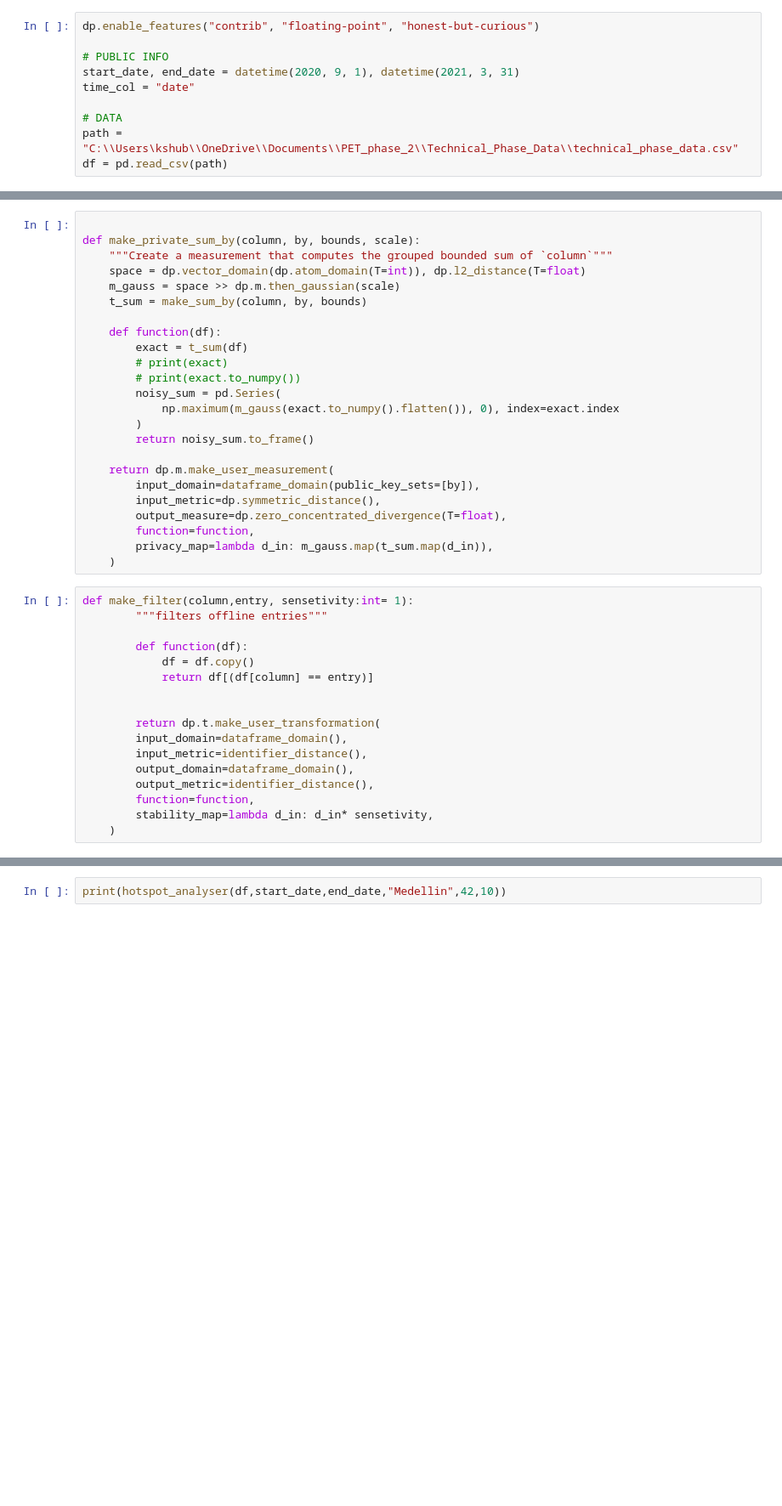
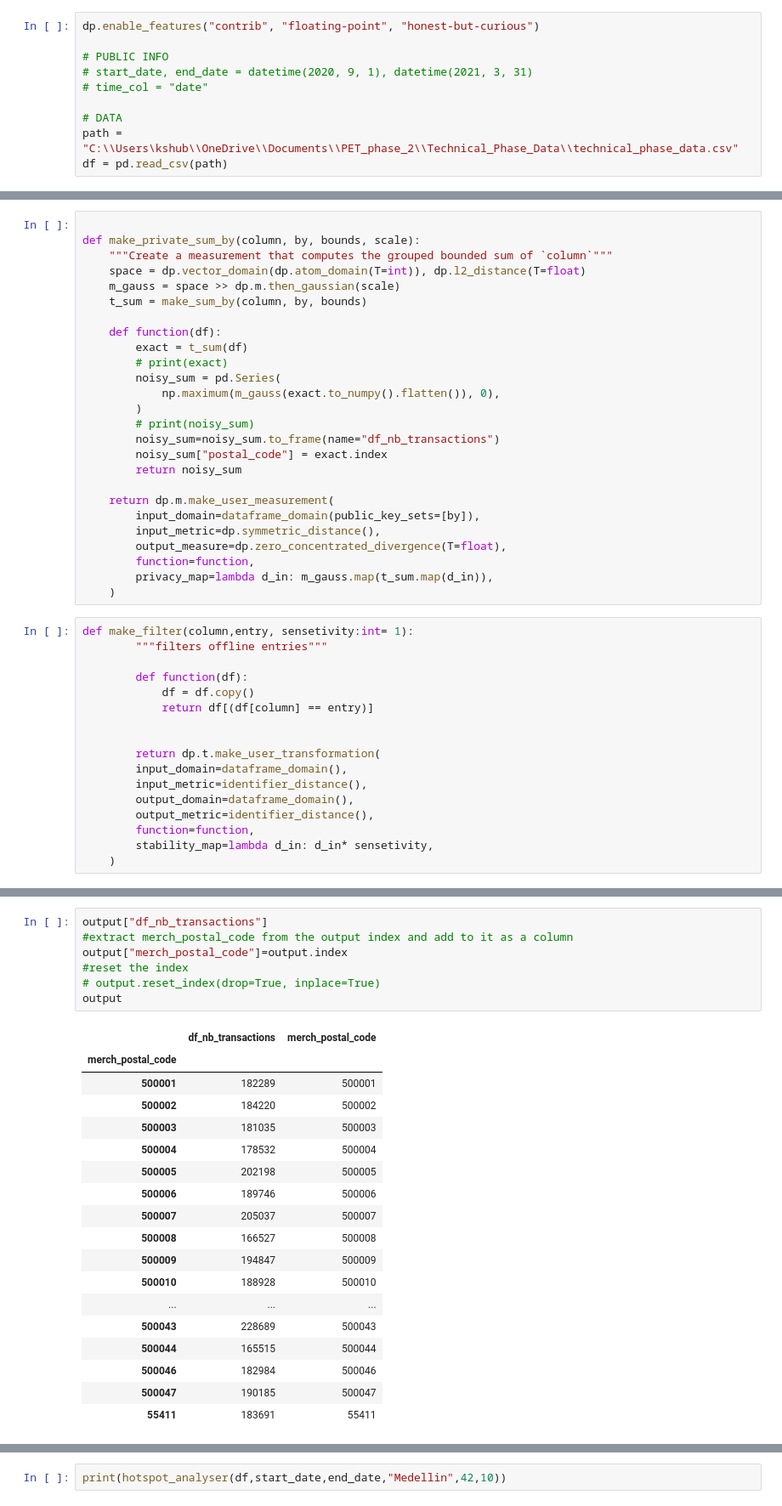
Before and after one commit to KnowledgeEdgeAI/PETs_for_Public_Health_Challenge, a Jupyter notebook: pet_milestone2_updated.ipynb, the cells around one changed output, grey strips where cells are left out. Shown: that part at 85% size. Saved outputs shown, nothing was run; the diff lists cells and outputs as text; blank space fills up the shorter version.

```diff
--- a/pet_milestone2_updated.ipynb
+++ b/pet_milestone2_updated.ipynb
@@ -9,8 +9,8 @@ import opendp.prelude as dp
 dp.enable_features("contrib", "floating-point", "honest-but-curious")
 
 # PUBLIC INFO
-start_date, end_date = datetime(2020, 9, 1), datetime(2021, 3, 31)
-time_col = "date"
+# start_date, end_date = datetime(2020, 9, 1), datetime(2021, 3, 31)
+# time_col = "date"
 
 # DATA
 path = "C:\\Users\kshub\\OneDrive\\Documents\\PET_phase_2\\Technical_Phase_Data\\technical_phase_data.csv"
@@ -167,11 +165,13 @@ def make_private_sum_by(column, by, bounds, scale):
     def function(df):
         exact = t_sum(df)
         # print(exact)
-        # print(exact.to_numpy())
         noisy_sum = pd.Series(
-            np.maximum(m_gauss(exact.to_numpy().flatten()), 0), index=exact.index
+            np.maximum(m_gauss(exact.to_numpy().flatten()), 0),
         )
-        return noisy_sum.to_frame()
+        # print(noisy_sum)
+        noisy_sum=noisy_sum.to_frame(name="df_nb_transactions")
+        noisy_sum["postal_code"] = exact.index
+        return noisy_sum
 
     return dp.m.make_user_measurement(
         input_domain=dataframe_domain(public_key_sets=[by]),
@@ -238,0 +250,26 @@ merch_postal_code
+# %%
+output["df_nb_transactions"]
+#extract merch_postal_code from the output index and add to it as a column
+output["merch_postal_code"]=output.index
+#reset the index
+# output.reset_index(drop=True, inplace=True)
+output
+# %% [output]
+|  | df_nb_transactions | merch_postal_code |
+| merch_postal_code |  |  |
+| 500001 | 182289 | 500001 |
+| 500002 | 184220 | 500002 |
+| 500003 | 181035 | 500003 |
+| 500004 | 178532 | 500004 |
+| 500005 | 202198 | 500005 |
+| 500006 | 189746 | 500006 |
+| 500007 | 205037 | 500007 |
+| 500008 | 166527 | 500008 |
+| 500009 | 194847 | 500009 |
+| 500010 | 188928 | 500010 |
+| ... | ... | ... |
+| 500043 | 228689 | 500043 |
+| 500044 | 165515 | 500044 |
+| 500046 | 182984 | 500046 |
+| 500047 | 190185 | 500047 |
+| 55411 | 183691 | 55411 |
```
Also changed, not shown: parts of 5 cells of this notebook, 1 other file.
